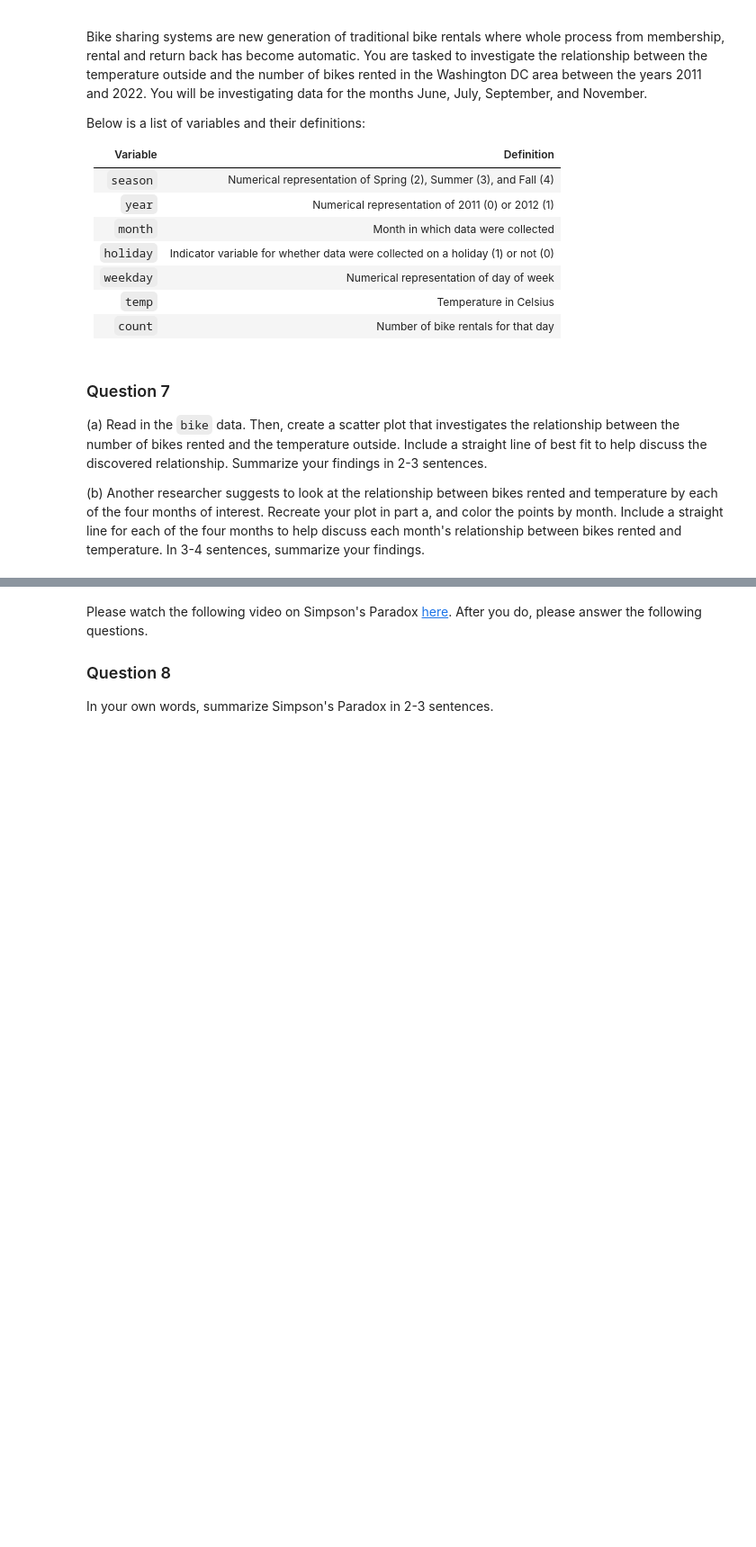
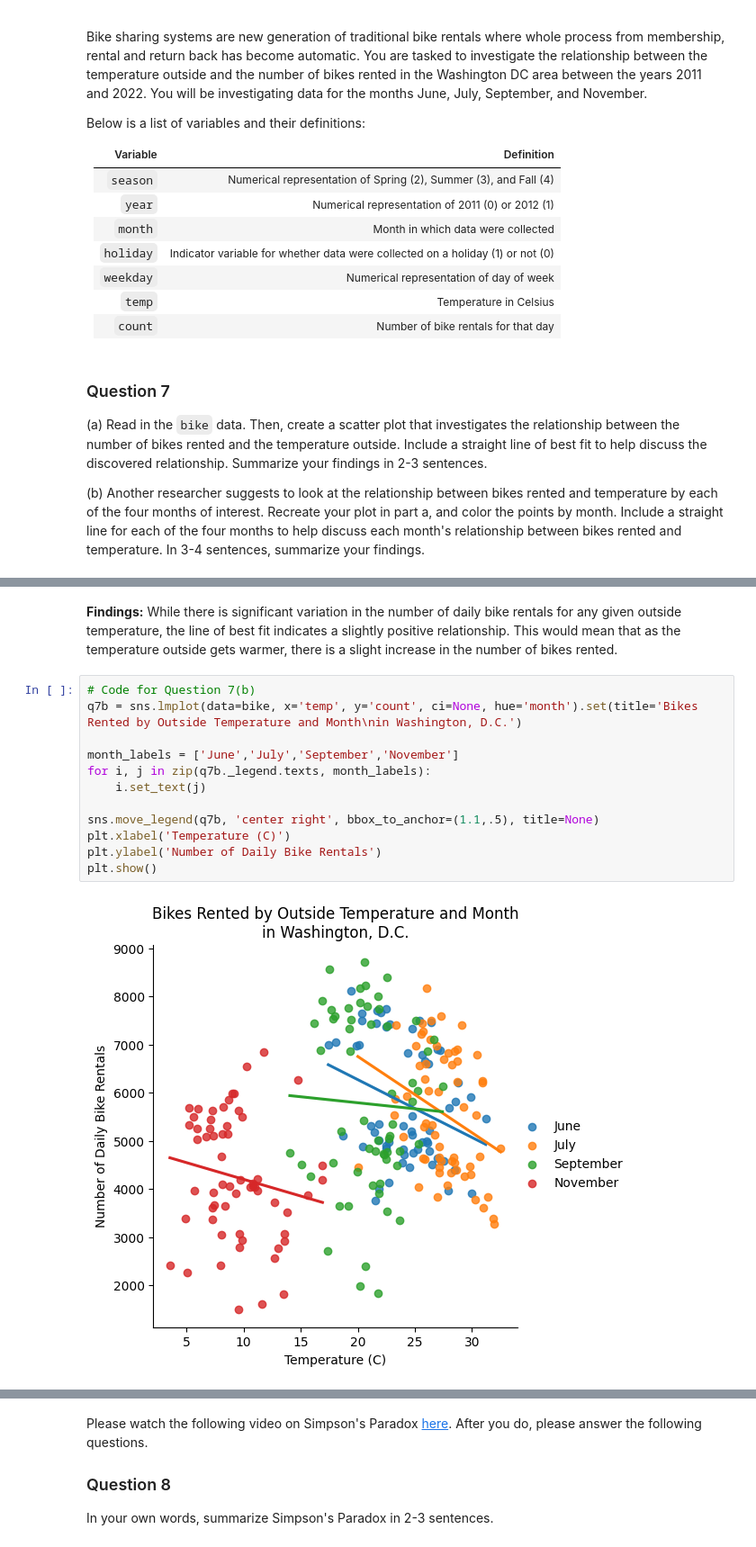
Before and after one commit to INFO-511-F24/lab-05-IndecisionScientists, a Jupyter notebook: lab-5.ipynb, the cells around one changed output, grey strips where cells are left out. Shown: that part at 90% size. Drawn from its saved outputs; the diff is of its cells as text; blank space fills up the shorter version.

```diff
--- a/lab-5.ipynb
+++ b/lab-5.ipynb
@@ -232,0 +243,16 @@ Below is a list of variables and their definitions:
+# %% [markdown]
+**Findings:** While there is significant variation in the number of daily bike rentals for any given outside temperature, the line of best fit indicates a slightly positive relationship. This would mean that as the temperature outside gets warmer, there is a slight increase in the number of bikes rented.
+# %%
+# Code for Question 7(b)
+q7b = sns.lmplot(data=bike, x='temp', y='count', ci=None, hue='month').set(title='Bikes Rented by Outside Temperature and Month\nin Washington, D.C.')
+
+month_labels = ['June','July','September','November']
+for i, j in zip(q7b._legend.texts, month_labels):
+    i.set_text(j)
+
+sns.move_legend(q7b, 'center right', bbox_to_anchor=(1.1,.5), title=None)
+plt.xlabel('Temperature (C)')
+plt.ylabel('Number of Daily Bike Rentals')
+plt.show()
+# %% [output]
+[figure, added]
```
Also changed, not shown: parts of 2 cells of this notebook.
